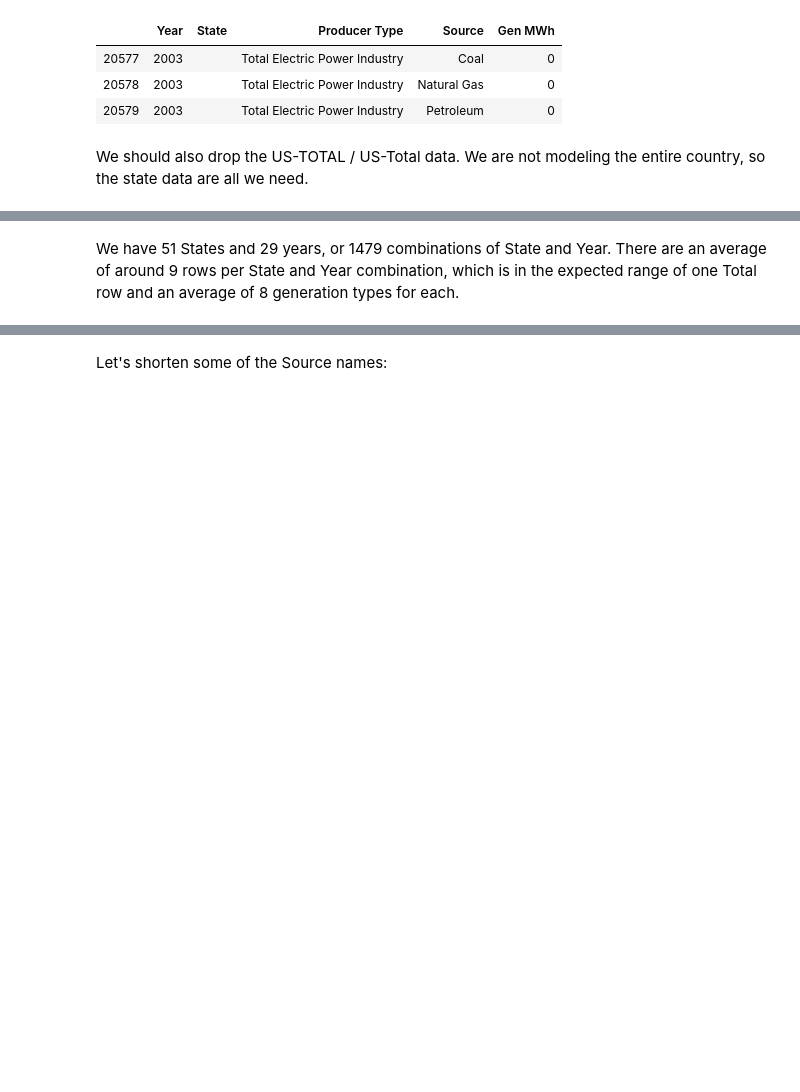
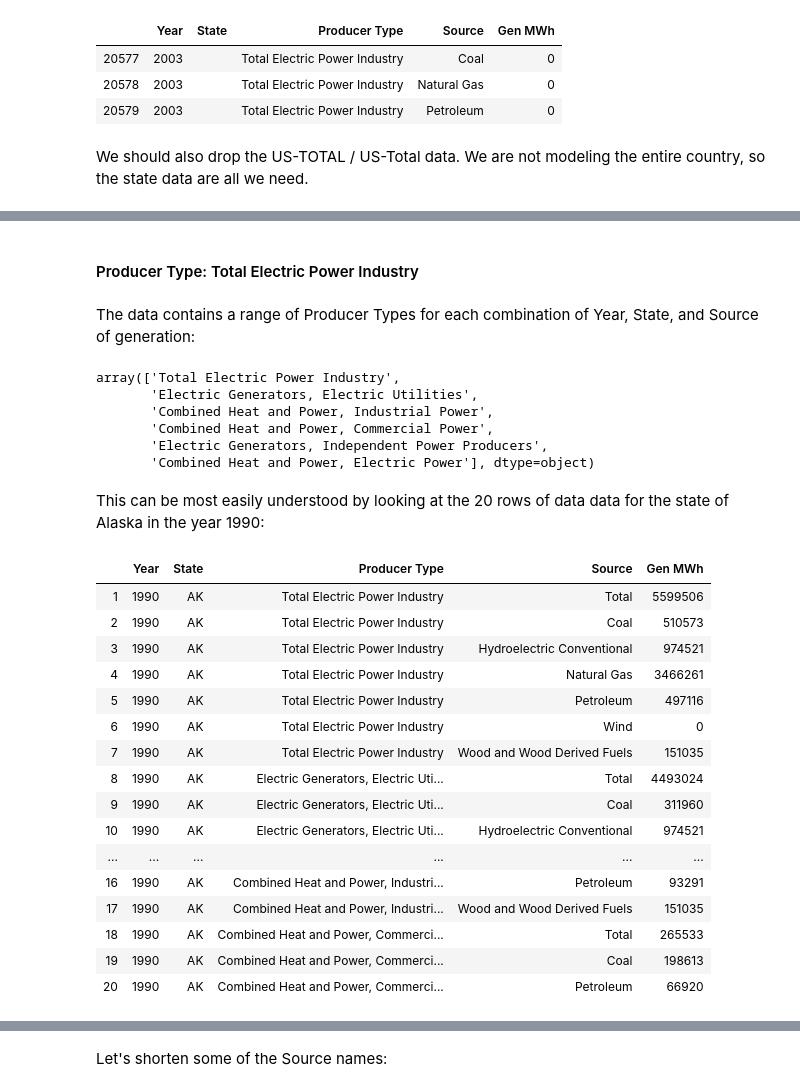
Before and after one commit to asternick/dsi9-capstone, a Jupyter notebook: electricity-generation.ipynb, the cells around one changed output, grey strips where cells are left out. Cells and saved outputs as stored; diff of their text form; code cells hidden in the pictures; blank space fills up the shorter version.

```diff
--- a/electricity-generation.ipynb
+++ b/electricity-generation.ipynb
@@ -142,4 +128,35 @@ We no longer need "Producer Type" at all as it only has one value. Here we drop
+# %% [markdown]
+#### Producer Type: Total Electric Power Industry
+# %% [markdown]
+The data contains a range of Producer Types for each combination of Year, State, and Source of generation:
 # %%
-dfg.drop(["Producer Type"], axis = 1, inplace = True)
+dfg['Producer Type'].unique()
+# %% [output]
+array(['Total Electric Power Industry',
+       'Electric Generators, Electric Utilities',
+       'Combined Heat and Power, Industrial Power',
+       'Combined Heat and Power, Commercial Power',
+       'Electric Generators, Independent Power Producers',
+       'Combined Heat and Power, Electric Power'], dtype=object)
-# %% [markdown]
-We have 51 States and 29 years, or 1479 combinations of State and Year. There are an average of around 9 rows per State and Year combination, which is in the expected range of one Total row and an average of 8 generation types for each.
+# %% [markdown]
+This can be most easily understood by looking at the 20 rows of data data for the state of Alaska in the year 1990:
+# %%
+dfg.head(20)
+# %% [output]
+|  | Year | State | Producer Type | Source | Gen MWh |
+| 1 | 1990 | AK | Total Electric Power Industry | Total | 5599506 |
+| 2 | 1990 | AK | Total Electric Power Industry | Coal | 510573 |
+| 3 | 1990 | AK | Total Electric Power Industry | Hydroelectric Conventional | 974521 |
+| 4 | 1990 | AK | Total Electric Power Industry | Natural Gas | 3466261 |
+| 5 | 1990 | AK | Total Electric Power Industry | Petroleum | 497116 |
+| 6 | 1990 | AK | Total Electric Power Industry | Wind | 0 |
+| 7 | 1990 | AK | Total Electric Power Industry | Wood and Wood Derived Fuels | 151035 |
+| 8 | 1990 | AK | Electric Generators, Electric Uti... | Total | 4493024 |
+| 9 | 1990 | AK | Electric Generators, Electric Uti... | Coal | 311960 |
+| 10 | 1990 | AK | Electric Generators, Electric Uti... | Hydroelectric Conventional | 974521 |
+| ... | ... | ... | ... | ... | ... |
+| 16 | 1990 | AK | Combined Heat and Power, Industri... | Petroleum | 93291 |
+| 17 | 1990 | AK | Combined Heat and Power, Industri... | Wood and Wood Derived Fuels | 151035 |
+| 18 | 1990 | AK | Combined Heat and Power, Commerci... | Total | 265533 |
+| 19 | 1990 | AK | Combined Heat and Power, Commerci... | Coal | 198613 |
+| 20 | 1990 | AK | Combined Heat and Power, Commerci... | Petroleum | 66920 |
```
Also changed, not shown: parts of 59 cells of this notebook, 3 other files.
